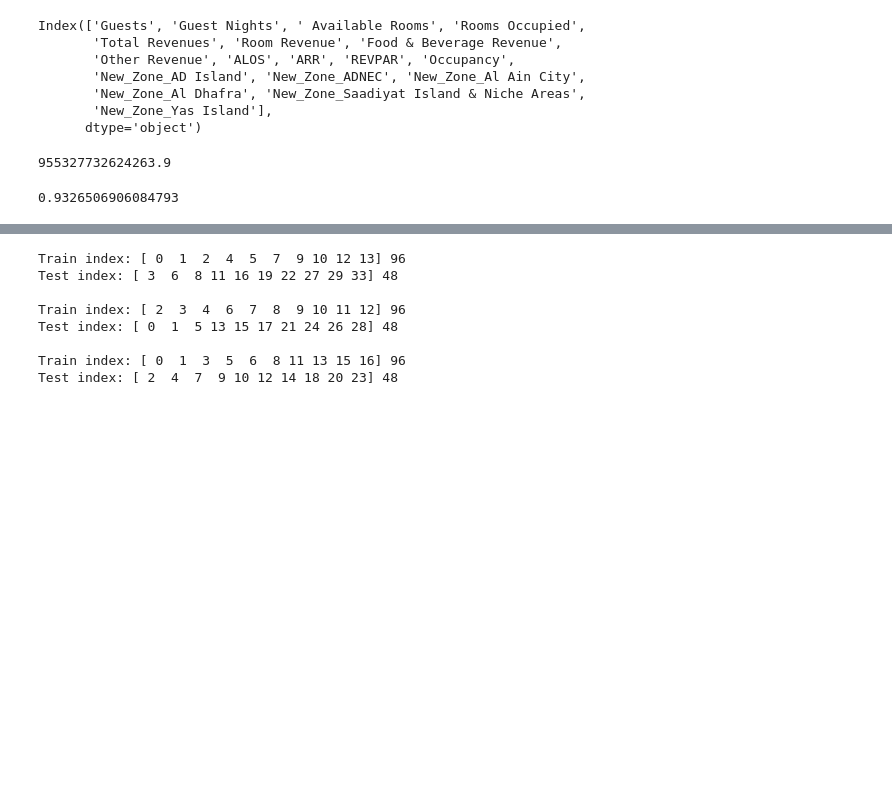
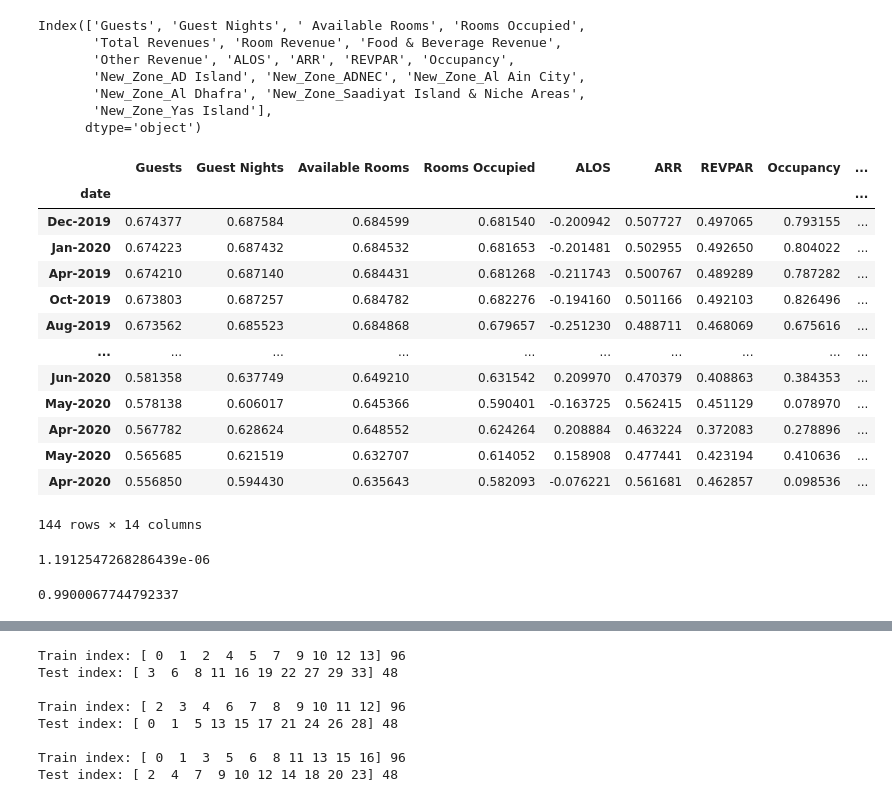
Before and after one commit to khairy84/Hospitality-invest-predictor, a Jupyter notebook: Untitled1.ipynb, the cells around one changed output, grey strips where cells are left out. Cells and saved outputs as stored; diff of their text form; code cells hidden in the pictures; blank space fills up the shorter version.

```diff
--- a/Untitled1.ipynb
+++ b/Untitled1.ipynb
@@ -398,3 +398,6 @@ skew_cols
 | New_Zone_ADNEC | 1.808 |
 | Available Rooms | 1.799 |
 | ARR | 1.536 |
+# %%
+for col in skew_cols.index.values:
+    n_df[col] = n_df[col].apply(np.log1p) # for coe_ np.expm1(Y)
@@ -401,3 +426,5 @@ skew_cols
+# %%
+n_df = n_df.fillna(0)
 # %%
 from sklearn.linear_model import LinearRegression
 from sklearn.model_selection import train_test_split
@@ -424,6 +451,23 @@ LR = LinearRegression()
 scaler = MinMaxScaler()
 X = n_df.drop(['Total Revenues','Room Revenue', 'Food & Beverage Revenue', 'Other Revenue'], axis=1)
 y = n_df['Total Revenues']
+# %%
+X
+# %% [output]
+|  | Guests | Guest Nights | Available Rooms | Rooms Occupied | ALOS | ARR | REVPAR | Occupancy | ... |
+| date |  |  |  |  |  |  |  |  | ... |
+| Dec-2019 | 0.674377 | 0.687584 | 0.684599 | 0.681540 | -0.200942 | 0.507727 | 0.497065 | 0.793155 | ... |
+| Jan-2020 | 0.674223 | 0.687432 | 0.684532 | 0.681653 | -0.201481 | 0.502955 | 0.492650 | 0.804022 | ... |
+| Apr-2019 | 0.674210 | 0.687140 | 0.684431 | 0.681268 | -0.211743 | 0.500767 | 0.489289 | 0.787282 | ... |
+| Oct-2019 | 0.673803 | 0.687257 | 0.684782 | 0.682276 | -0.194160 | 0.501166 | 0.492103 | 0.826496 | ... |
+| Aug-2019 | 0.673562 | 0.685523 | 0.684868 | 0.679657 | -0.251230 | 0.488711 | 0.468069 | 0.675616 | ... |
+| ... | ... | ... | ... | ... | ... | ... | ... | ... | ... |
+| Jun-2020 | 0.581358 | 0.637749 | 0.649210 | 0.631542 | 0.209970 | 0.470379 | 0.408863 | 0.384353 | ... |
+| May-2020 | 0.578138 | 0.606017 | 0.645366 | 0.590401 | -0.163725 | 0.562415 | 0.451129 | 0.078970 | ... |
+| Apr-2020 | 0.567782 | 0.628624 | 0.648552 | 0.624264 | 0.208884 | 0.463224 | 0.372083 | 0.278896 | ... |
+| May-2020 | 0.565685 | 0.621519 | 0.632707 | 0.614052 | 0.158908 | 0.477441 | 0.423194 | 0.410636 | ... |
+| Apr-2020 | 0.556850 | 0.594430 | 0.635643 | 0.582093 | -0.076221 | 0.561681 | 0.462857 | 0.098536 | ... |
+144 rows × 14 columns
 # %%
 X_train, X_test, y_train, y_test = train_test_split(X, y,
                                                     test_size=0.3, random_state=42)
@@ -438,8 +482,8 @@ pd.set_option('float_format', '{:f}'.format)
 # %%
 mean_squared_error(y_test, pred)
 # %% [output]
-955327732624263.9
+1.1912547268286439e-06
 # %%
 r2_score(y_test, pred)
 # %% [output]
-0.9326506906084793
+0.9900067744792337
```
Also changed, not shown: parts of 2 cells of this notebook.
